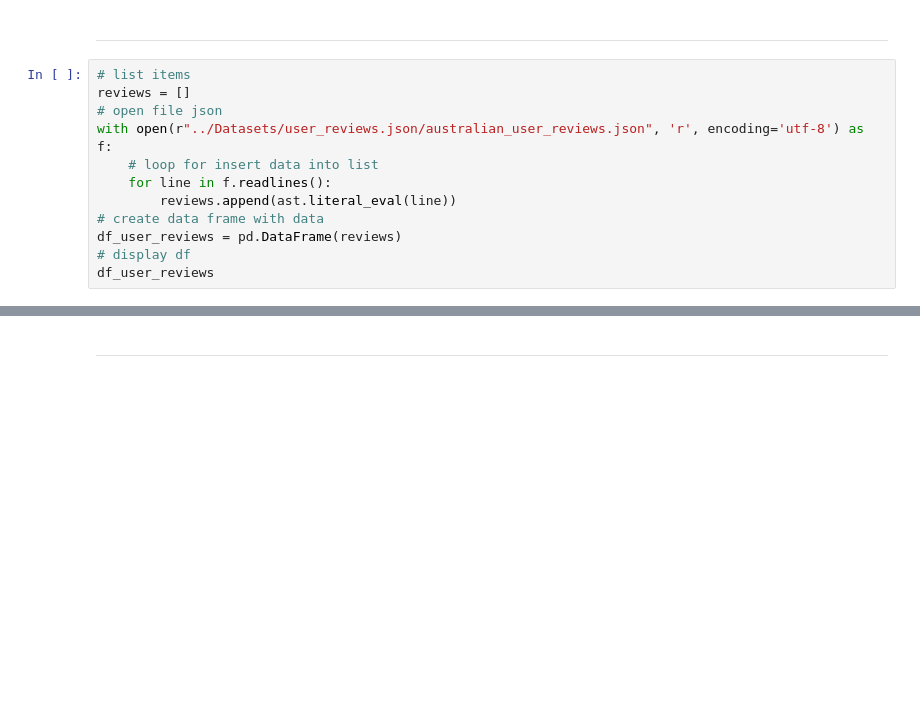
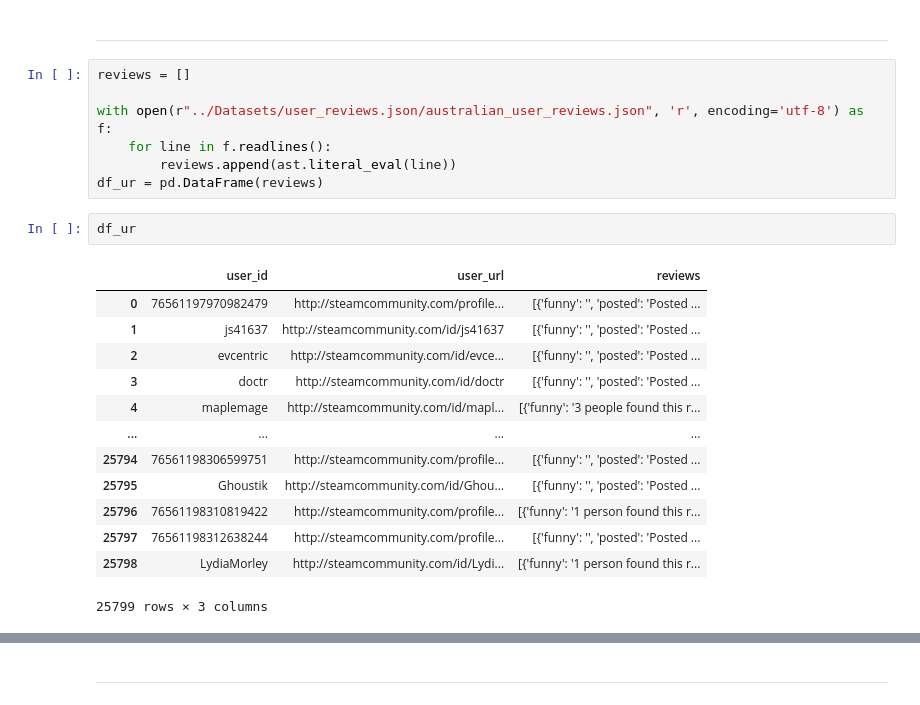
Before and after one commit to tDelbarco/PI_ML_OPS, a Jupyter notebook: ETL_&_EDA/ETL.ipynb, the cells around one changed output, grey strips where cells are left out. Drawn from its saved outputs; the diff is of its cells as text; blank space fills up the shorter version.

```diff
--- a/ETL_&_EDA/ETL.ipynb
+++ b/ETL_&_EDA/ETL.ipynb
@@ -166,14 +176,25 @@ df_sg.to_parquet(r"../app/processed_data/steam_games.parquet")#dentro de la carp
 # %% [markdown]
 <hr>
 # %%
-# list items
 reviews = []
-# open file json
+
 with open(r"../Datasets/user_reviews.json/australian_user_reviews.json", 'r', encoding='utf-8') as f:
-    # loop for insert data into list
     for line in f.readlines():
         reviews.append(ast.literal_eval(line))
-# create data frame with data
-df_user_reviews = pd.DataFrame(reviews)
-# display df
-df_user_reviews
+df_ur = pd.DataFrame(reviews)
+# %%
+df_ur
+# %% [output]
+|  | user_id | user_url | reviews |
+| 0 | 76561197970982479 | http://steamcommunity.com/profile... | [{'funny': '', 'posted': 'Posted ... |
+| 1 | js41637 | http://steamcommunity.com/id/js41637 | [{'funny': '', 'posted': 'Posted ... |
+| 2 | evcentric | http://steamcommunity.com/id/evce... | [{'funny': '', 'posted': 'Posted ... |
+| 3 | doctr | http://steamcommunity.com/id/doctr | [{'funny': '', 'posted': 'Posted ... |
+| 4 | maplemage | http://steamcommunity.com/id/mapl... | [{'funny': '3 people found this r... |
+| ... | ... | ... | ... |
+| 25794 | 76561198306599751 | http://steamcommunity.com/profile... | [{'funny': '', 'posted': 'Posted ... |
+| 25795 | Ghoustik | http://steamcommunity.com/id/Ghou... | [{'funny': '', 'posted': 'Posted ... |
+| 25796 | 76561198310819422 | http://steamcommunity.com/profile... | [{'funny': '1 person found this r... |
+| 25797 | 76561198312638244 | http://steamcommunity.com/profile... | [{'funny': '', 'posted': 'Posted ... |
+| 25798 | LydiaMorley | http://steamcommunity.com/id/Lydi... | [{'funny': '1 person found this r... |
+25799 rows × 3 columns
```
Also changed, not shown: parts of 38 cells of this notebook, 1 other file.
